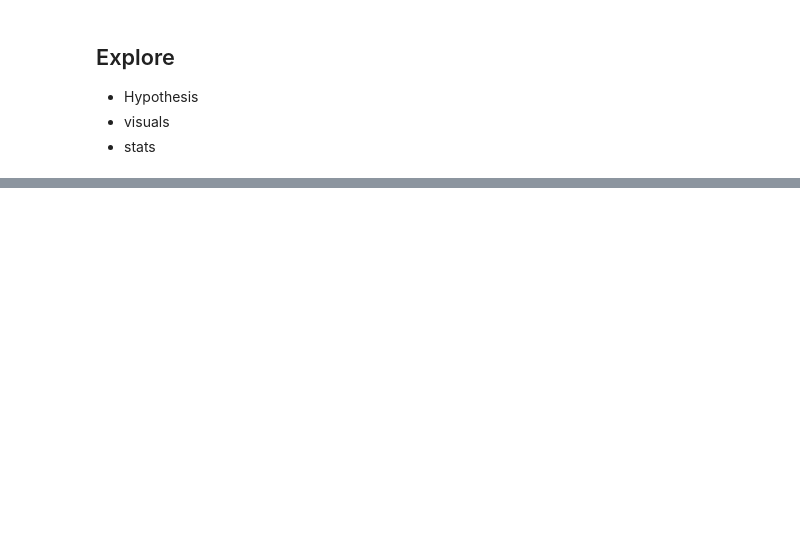
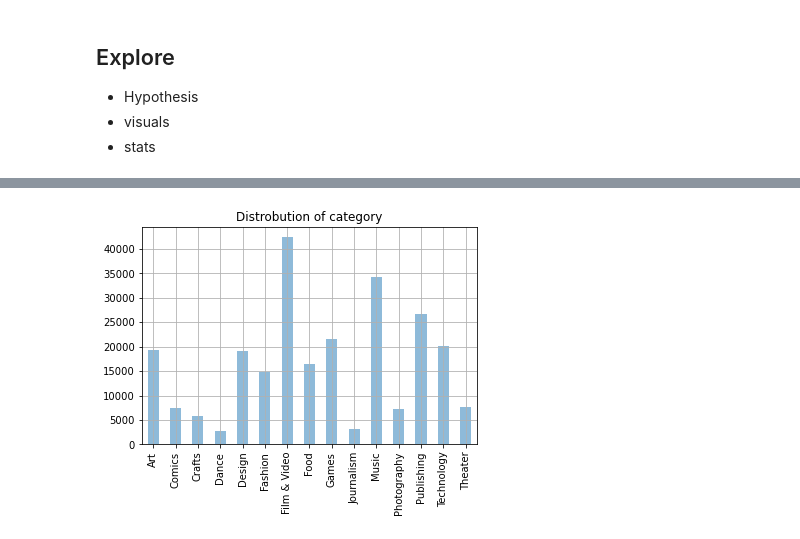
Before and after one commit to davidwederstrandtsr/Xtra_projects, a Jupyter notebook: kickstarter-exercise.ipynb, the cells around one changed output, grey strips where cells are left out. Saved outputs shown, nothing was run; the diff lists cells and outputs as text; code cells hidden in the pictures; blank space fills up the shorter version.

```diff
--- a/kickstarter-exercise.ipynb
+++ b/kickstarter-exercise.ipynb
@@ -327,0 +310,6 @@ def get_cat_backer_visual(df):
+# %%
+train.main_category.value_counts().sort_index().plot(kind='bar', alpha=.5)
+plt.title('Distrobution of category')
+plt.grid(b=True, which='major')
+# %% [output]
+[figure, added]
```
Also changed, not shown: parts of 33 cells of this notebook.
